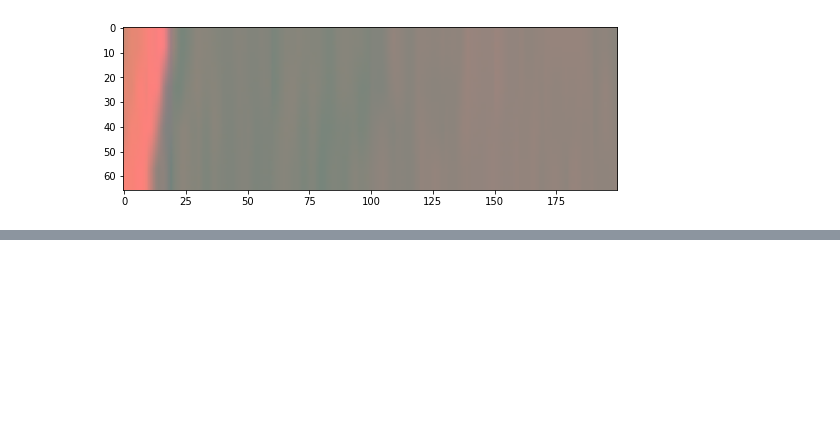
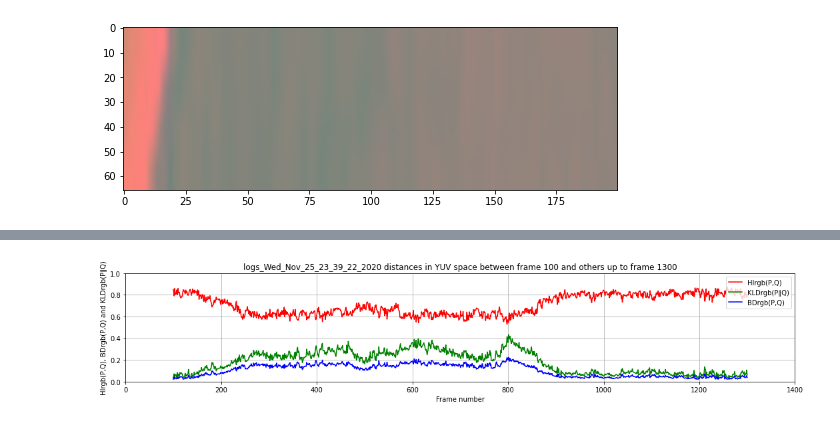
Before and after one commit to dsikar/notebooks, a Jupyter notebook: RGBMeans.ipynb, the cells around one changed output, grey strips where cells are left out. Drawn from its saved outputs; the diff is of its cells as text; code cells hidden in the pictures; blank space fills up the shorter version.

```diff
--- a/RGBMeans.ipynb
+++ b/RGBMeans.ipynb
@@ -1023,0 +1273,26 @@ plt.imshow(yuv_img)
+# %%
+plt.plot(dist_plot_data[:,0], dist_plot_data[:,HI_YUV], label='HIrgb(P,Q)', color="red")
+plt.plot(dist_plot_data[:,0], dist_plot_data[:,RE_YUV], label='KLDrgb(P∥Q)', color="green")
+plt.plot(dist_plot_data[:,0], dist_plot_data[:,BD_YUV], label='BDrgb(P,Q)', color="blue")
+
+plt.ylabel('HIrgb(P,Q), BDrgb(P,Q) and KLDrgb(P∥Q)')
+plt.xlabel('Frame number')
+
+#plt.plot(hix, hiy, label='Hirgb(P,Q)', color="red")
+#plt.plot(rex, rey, label='DKLrgb(P∥Q)', color="green")
+#plt.plot(bdx, bdy, label='DBrgb(P,Q)', color="blue")
+
+#plt.ylabel('Overlap percentage')
+#plt.xlabel('Frame number')
+
+mytitle = 'logs_Wed_Nov_25_23_39_22_2020 distances in YUV space between frame 100 and others up to frame 1300'
+plt.title(mytitle)
+plt.xlim(0, 1400)
+plt.ylim(0, 1)
+#plt.grid(axis='y')
+plt.grid()
+
+plt.legend(loc='upper right')
+plt.show()
+# %% [output]
+[figure, added]
```
Also changed, not shown: parts of 29 cells of this notebook.
